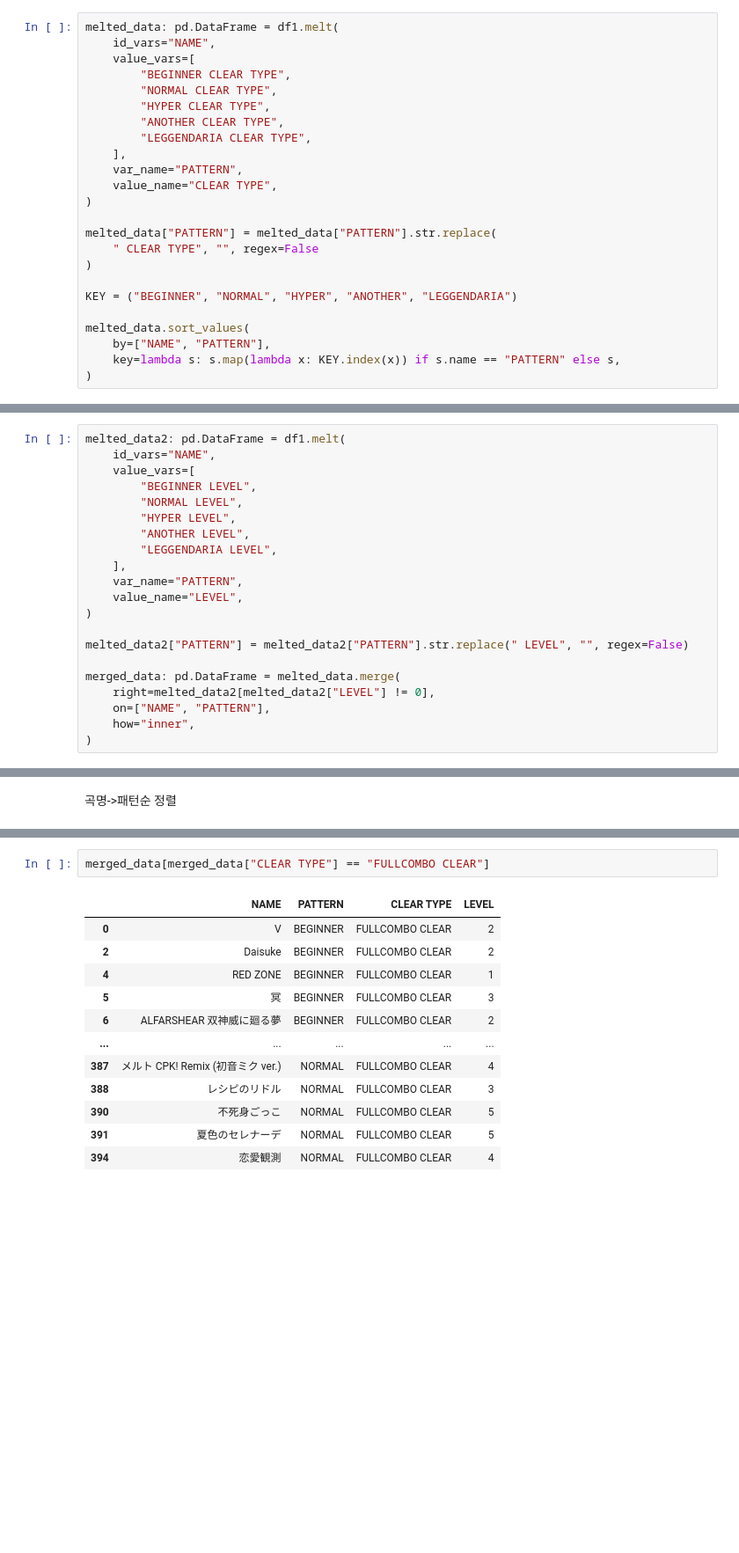
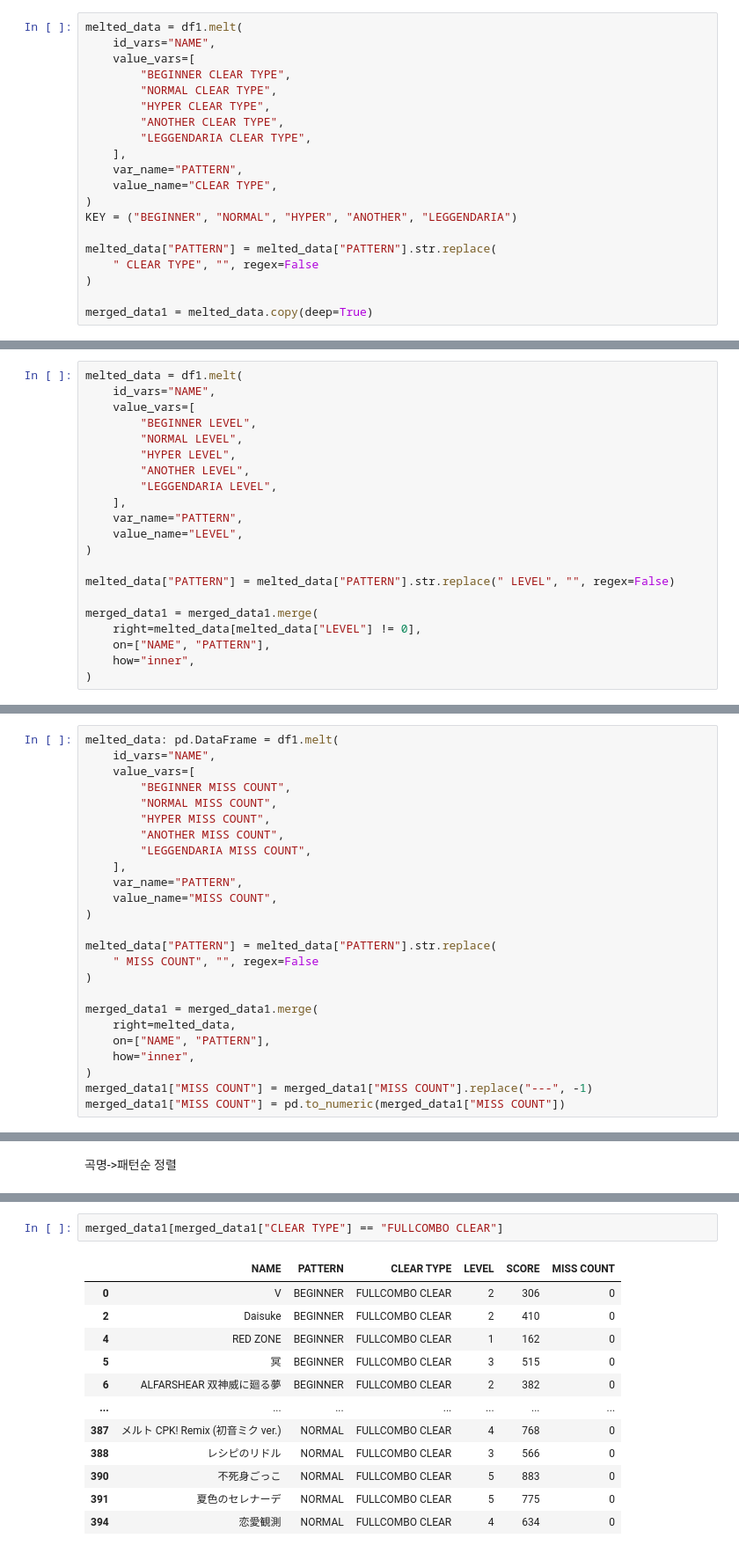
Before and after one commit to pji2918/py, a Jupyter notebook: iidxanalysis.ipynb, the cells around one changed output, grey strips where cells are left out. Shown at 88% size. Cells and saved outputs as stored; diff of their text form; blank space fills up the shorter version.

Commit message:
feat: add bp and score

```diff
--- a/iidxanalysis.ipynb
+++ b/iidxanalysis.ipynb
@@ -131,7 +131,7 @@ Name: count, dtype: int64
 # %% [markdown]
 df1 내의 같은 곡 다른 패턴을 CLEAR TYPE과 함께 분리
 # %%
-melted_data: pd.DataFrame = df1.melt(
+melted_data = df1.melt(
     id_vars="NAME",
     value_vars=[
         "BEGINNER CLEAR TYPE",
@@ -143,14 +143,10 @@ melted_data: pd.DataFrame = df1.melt(
     var_name="PATTERN",
     value_name="CLEAR TYPE",
 )
+KEY = ("BEGINNER", "NORMAL", "HYPER", "ANOTHER", "LEGGENDARIA")
 
 melted_data["PATTERN"] = melted_data["PATTERN"].str.replace(
     " CLEAR TYPE", "", regex=False
 )
 
-KEY = ("BEGINNER", "NORMAL", "HYPER", "ANOTHER", "LEGGENDARIA")
-
-melted_data.sort_values(
-    by=["NAME", "PATTERN"],
-    key=lambda s: s.map(lambda x: KEY.index(x)) if s.name == "PATTERN" else s,
-)
+merged_data1 = melted_data.copy(deep=True)
@@ -173,7 +155,7 @@ df1 내의 같은 곡 다른 패턴을 난이도와 함께 분리
 # %% [markdown]
 및 병합
 # %%
-melted_data2: pd.DataFrame = df1.melt(
+melted_data = df1.melt(
     id_vars="NAME",
     value_vars=[
         "BEGINNER LEVEL",
@@ -186,10 +168,10 @@ melted_data2: pd.DataFrame = df1.melt(
     value_name="LEVEL",
 )
 
-melted_data2["PATTERN"] = melted_data2["PATTERN"].str.replace(" LEVEL", "", regex=False)
+melted_data["PATTERN"] = melted_data["PATTERN"].str.replace(" LEVEL", "", regex=False)
 
-merged_data: pd.DataFrame = melted_data.merge(
-    right=melted_data2[melted_data2["LEVEL"] != 0],
+merged_data1 = merged_data1.merge(
+    right=melted_data[melted_data["LEVEL"] != 0],
     on=["NAME", "PATTERN"],
     how="inner",
 )
@@ -195,0 +199,25 @@ merged_data: pd.DataFrame = melted_data.merge(
+# %%
+melted_data: pd.DataFrame = df1.melt(
+    id_vars="NAME",
+    value_vars=[
+        "BEGINNER MISS COUNT",
+        "NORMAL MISS COUNT",
+        "HYPER MISS COUNT",
+        "ANOTHER MISS COUNT",
+        "LEGGENDARIA MISS COUNT",
+    ],
+    var_name="PATTERN",
+    value_name="MISS COUNT",
+)
+
+melted_data["PATTERN"] = melted_data["PATTERN"].str.replace(
+    " MISS COUNT", "", regex=False
+)
+
+merged_data1 = merged_data1.merge(
+    right=melted_data,
+    on=["NAME", "PATTERN"],
+    how="inner",
+)
+merged_data1["MISS COUNT"] = merged_data1["MISS COUNT"].replace("---", -1)
+merged_data1["MISS COUNT"] = pd.to_numeric(merged_data1["MISS COUNT"])
@@ -245,15 +288,15 @@ merged_data[merged_data["CLEAR TYPE"] != "NO PLAY"].sample(10)
 # %%
-merged_data[merged_data["CLEAR TYPE"] == "FULLCOMBO CLEAR"]
+merged_data1[merged_data1["CLEAR TYPE"] == "FULLCOMBO CLEAR"]
 # %% [output]
-|  | NAME | PATTERN | CLEAR TYPE | LEVEL |
-| 0 | V | BEGINNER | FULLCOMBO CLEAR | 2 |
-| 2 | Daisuke | BEGINNER | FULLCOMBO CLEAR | 2 |
-| 4 | RED ZONE | BEGINNER | FULLCOMBO CLEAR | 1 |
-| 5 | 冥 | BEGINNER | FULLCOMBO CLEAR | 3 |
-| 6 | ALFARSHEAR 双神威に廻る夢 | BEGINNER | FULLCOMBO CLEAR | 2 |
-| ... | ... | ... | ... | ... |
-| 387 | メルト CPK! Remix (初音ミク ver.) | NORMAL | FULLCOMBO CLEAR | 4 |
-| 388 | レシピのリドル | NORMAL | FULLCOMBO CLEAR | 3 |
-| 390 | 不死身ごっこ | NORMAL | FULLCOMBO CLEAR | 5 |
-| 391 | 夏色のセレナーデ | NORMAL | FULLCOMBO CLEAR | 5 |
-| 394 | 恋愛観測 | NORMAL | FULLCOMBO CLEAR | 4 |
+|  | NAME | PATTERN | CLEAR TYPE | LEVEL | SCORE | MISS COUNT |
+| 0 | V | BEGINNER | FULLCOMBO CLEAR | 2 | 306 | 0 |
+| 2 | Daisuke | BEGINNER | FULLCOMBO CLEAR | 2 | 410 | 0 |
+| 4 | RED ZONE | BEGINNER | FULLCOMBO CLEAR | 1 | 162 | 0 |
+| 5 | 冥 | BEGINNER | FULLCOMBO CLEAR | 3 | 515 | 0 |
+| 6 | ALFARSHEAR 双神威に廻る夢 | BEGINNER | FULLCOMBO CLEAR | 2 | 382 | 0 |
+| ... | ... | ... | ... | ... | ... | ... |
+| 387 | メルト CPK! Remix (初音ミク ver.) | NORMAL | FULLCOMBO CLEAR | 4 | 768 | 0 |
+| 388 | レシピのリドル | NORMAL | FULLCOMBO CLEAR | 3 | 566 | 0 |
+| 390 | 不死身ごっこ | NORMAL | FULLCOMBO CLEAR | 5 | 883 | 0 |
+| 391 | 夏色のセレナーデ | NORMAL | FULLCOMBO CLEAR | 5 | 775 | 0 |
+| 394 | 恋愛観測 | NORMAL | FULLCOMBO CLEAR | 4 | 634 | 0 |
```
Also changed, not shown: parts of 8 cells of this notebook.
